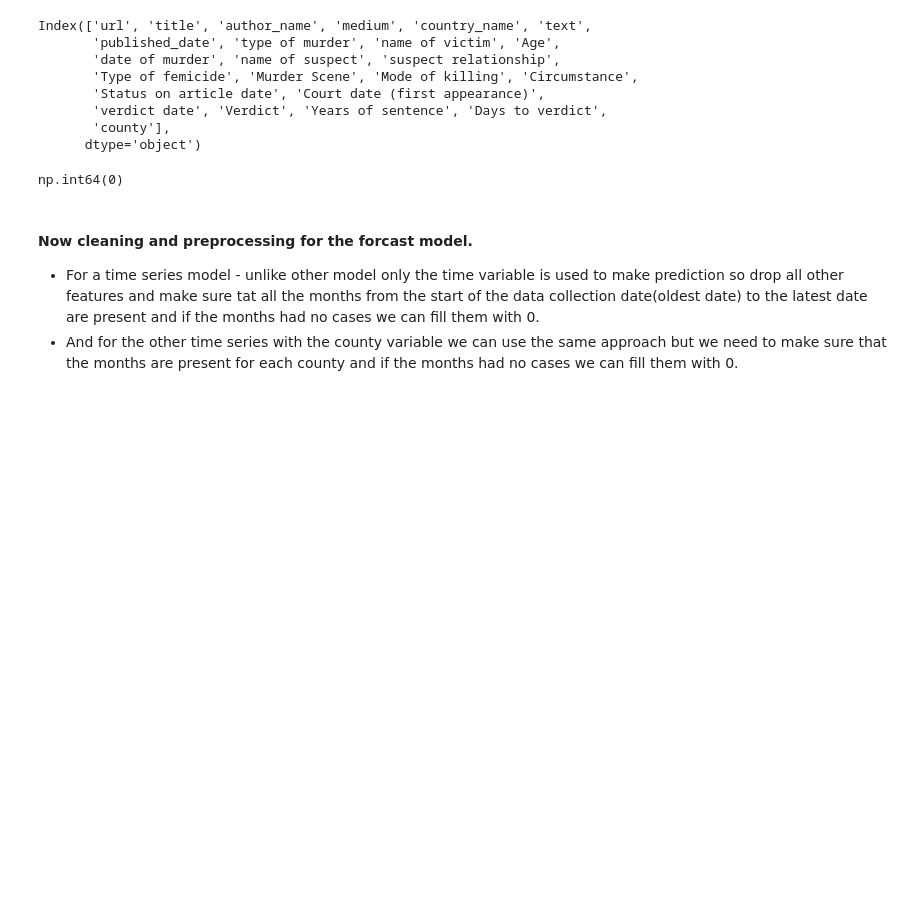
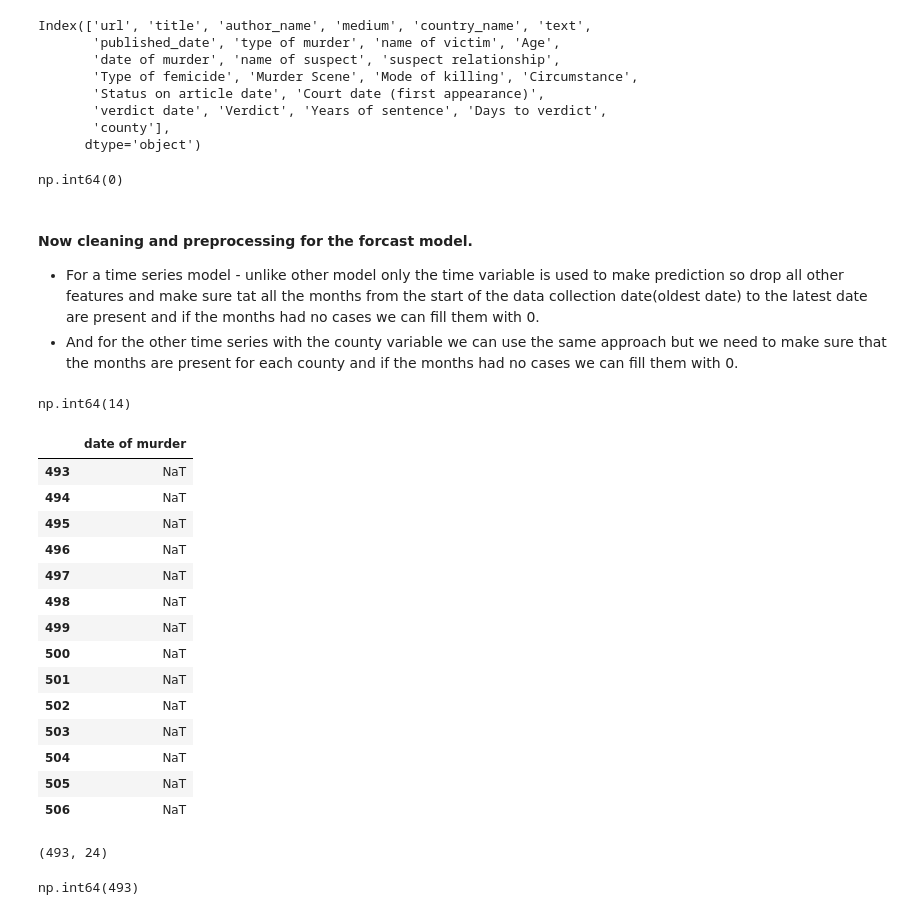
Before and after one commit to TonnieD/Femicide-Analysis-and-Forecasting, a Jupyter notebook: Notebooks/data_cleaning.ipynb, the cells around one changed output. Saved outputs shown, nothing was run; the diff lists cells and outputs as text; code cells hidden in the pictures; blank space fills up the shorter version.

Commit message:
Drop all rows with missing date of murder for the timeseries model data set

```diff
--- a/Notebooks/data_cleaning.ipynb
+++ b/Notebooks/data_cleaning.ipynb
@@ -428,3 +428,40 @@ df.to_csv('../Data/Processed/femicide_analysis.csv', index=False)
 #### Now cleaning and preprocessing for the forcast model.
 - For a time series model - unlike other model only the time variable is used to make prediction so drop all other features and make sure tat all the months from the start of the data collection date(oldest date) to the latest date are present and if the months had no cases we can fill them with 0.
 - And for the other time series with the county variable we can use the same approach but we need to make sure that the months are present for each county and if the months had no cases we can fill them with 0.
+# %%
+# convert the date column to datetime
+df['date of murder'] = pd.to_datetime(df['date of murder'], errors='coerce')
+
+# check for null values
+df['date of murder'].isnull().sum()
+# %% [output]
+np.int64(14)
+# %%
+# looking for missing values in the date of murder column
+df[df['date of murder'].isna()][['date of murder']]
+# %% [output]
+|  | date of murder |
+| 493 | NaT |
+| 494 | NaT |
+| 495 | NaT |
+| 496 | NaT |
+| 497 | NaT |
+| 498 | NaT |
+| 499 | NaT |
+| 500 | NaT |
+| 501 | NaT |
+| 502 | NaT |
+| 503 | NaT |
+| 504 | NaT |
+| 505 | NaT |
+| 506 | NaT |
+# %%
+# Drop missing values the 'date of murder ' column
+df = df.dropna()
+df.shape
+# %% [output]
+(493, 24)
+# %%
+df['date of murder'].count()
+# %% [output]
+np.int64(493)
```
